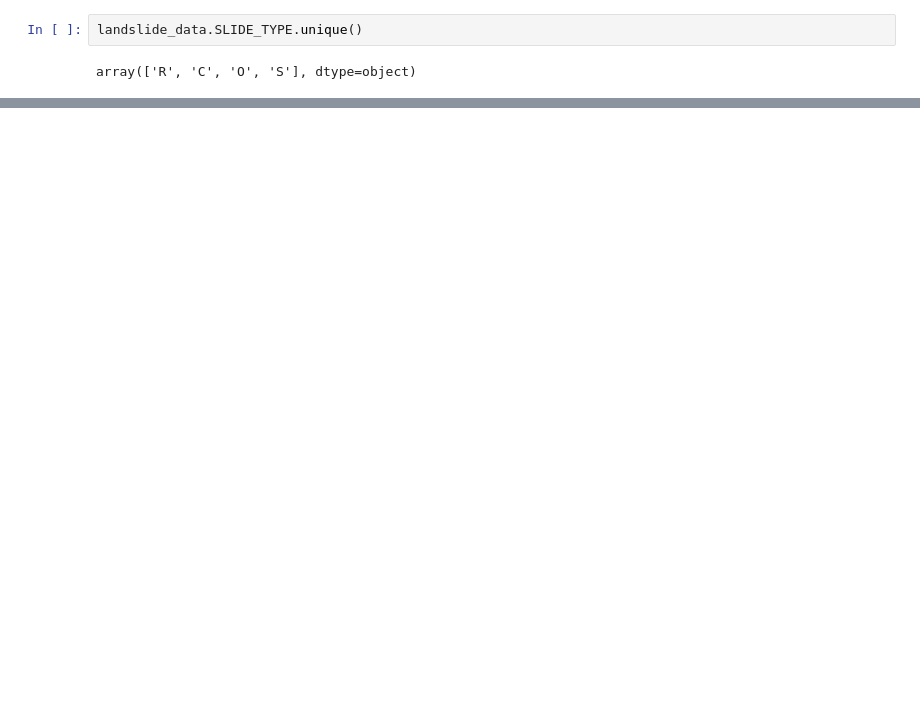
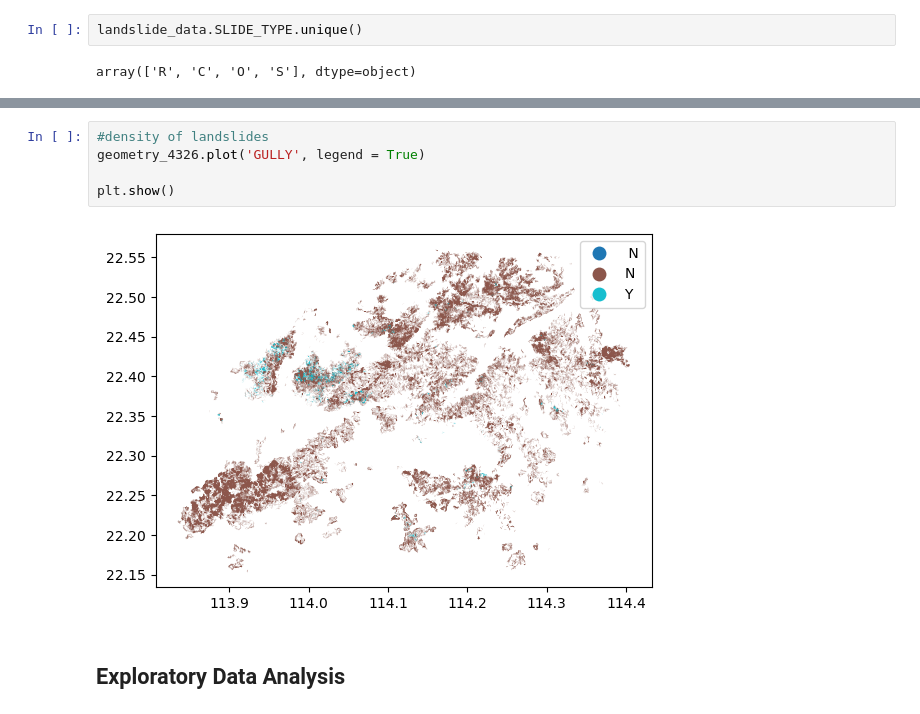
Before and after one commit to KoketsoMangwale/Landslide-Insights, a Jupyter notebook: landslide_analysis.ipynb, the cells around one changed output, grey strips where cells are left out. Saved outputs shown, nothing was run; the diff lists cells and outputs as text; blank space fills up the shorter version.

```diff
--- a/landslide_analysis.ipynb
+++ b/landslide_analysis.ipynb
@@ -168,0 +242,9 @@ plt.show()
+# %%
+#density of landslides
+geometry_4326.plot('GULLY', legend = True)
+
+plt.show()
+# %% [output]
+[figure, added]
+# %% [markdown]
+## Exploratory Data Analysis
```
Also changed, not shown: parts of 46 cells of this notebook.
